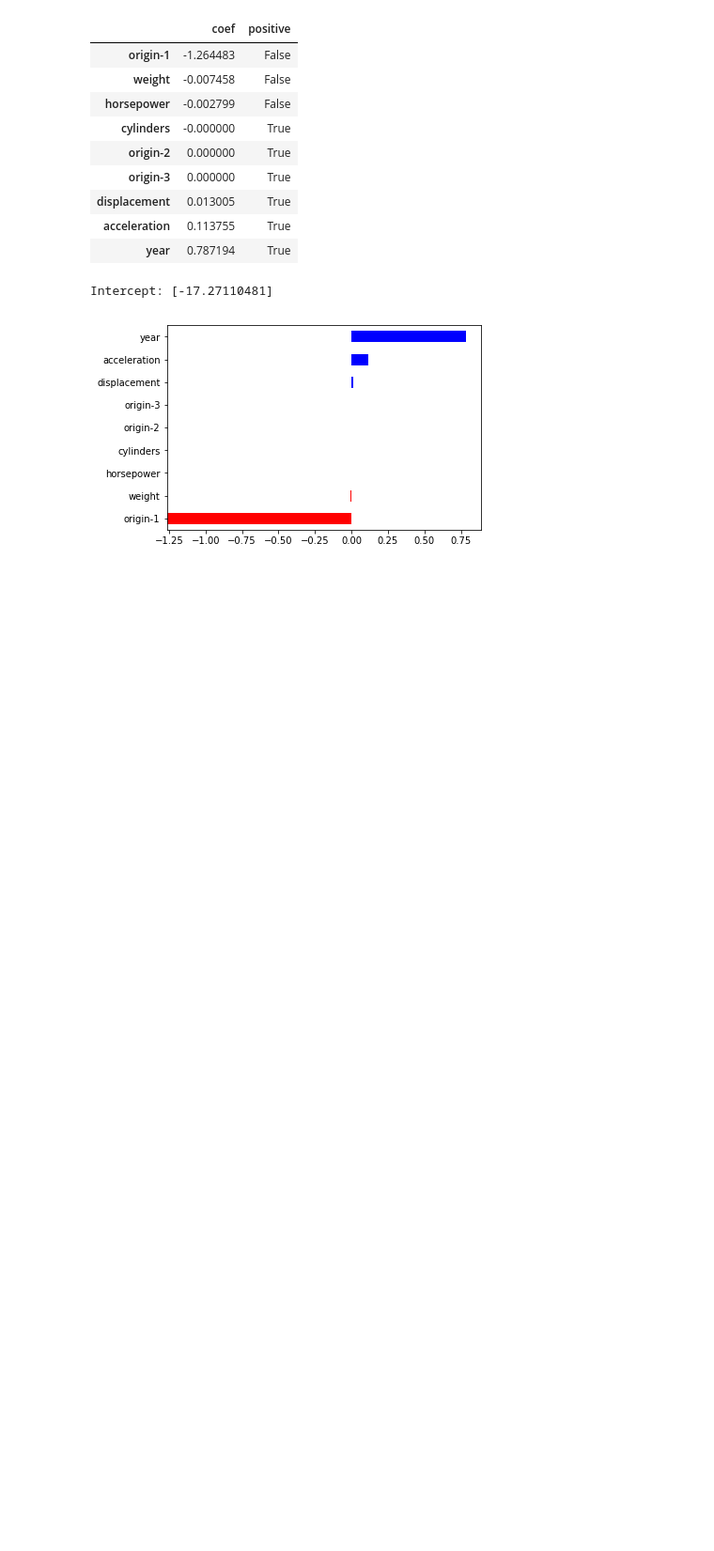
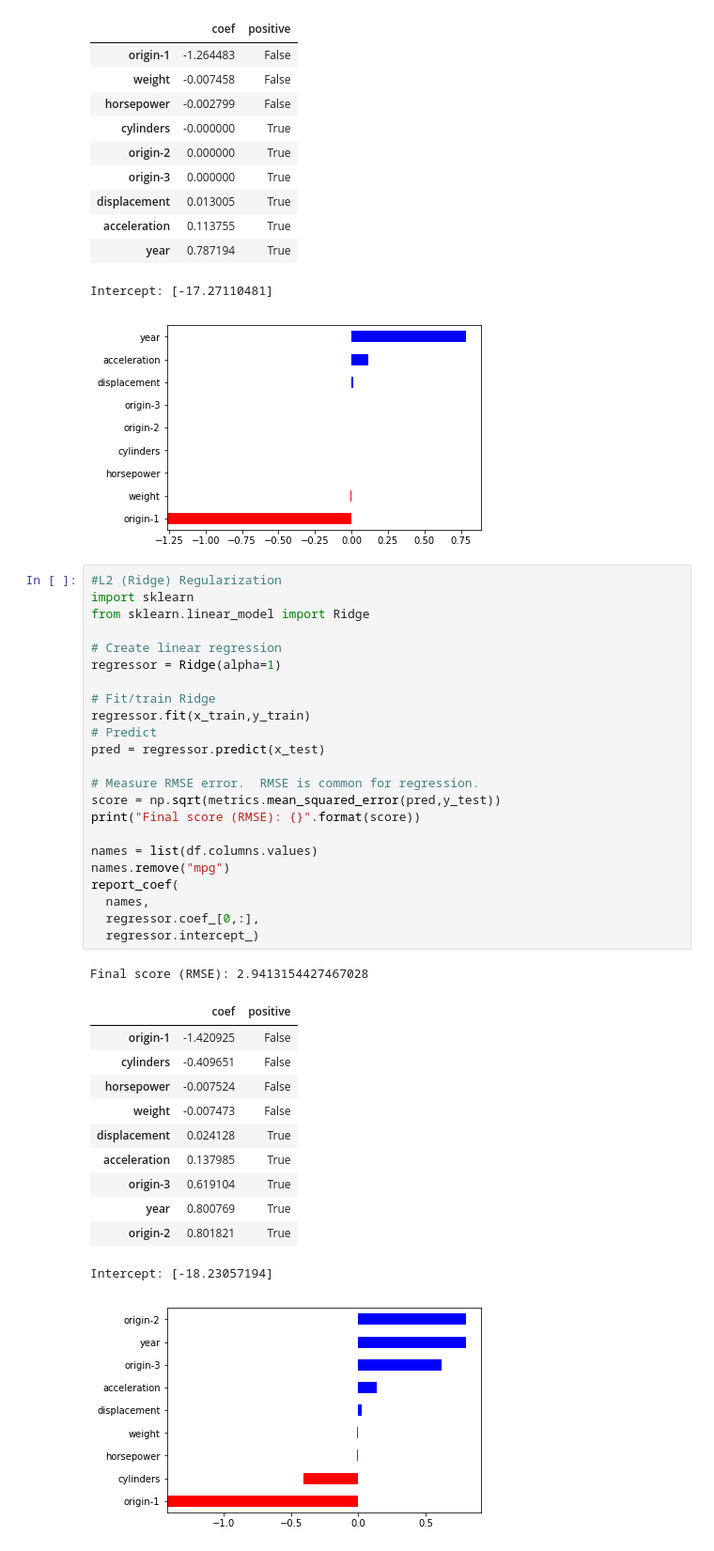
Before and after one commit to irfanalidv/Applications_of_Deep_Neural_Networks, a Jupyter notebook: Regularization.ipynb, the cells around one changed output. Shown at 94% size. Drawn from its saved outputs; the diff is of its cells as text; blank space fills up the shorter version.

Commit message:
L2 (Ridge) Regularization #18

```diff
--- a/Regularization.ipynb
+++ b/Regularization.ipynb
@@ -141,3 +141,40 @@ Final score (RMSE): 3.0409047603607178
 | year | 0.787194 | True |
 Intercept: [-17.27110481]
 [figure]
+# %%
+#L2 (Ridge) Regularization
+import sklearn
+from sklearn.linear_model import Ridge
+
+# Create linear regression
+regressor = Ridge(alpha=1)
+
+# Fit/train Ridge
+regressor.fit(x_train,y_train)
+# Predict
+pred = regressor.predict(x_test)
+
+# Measure RMSE error.  RMSE is common for regression.
+score = np.sqrt(metrics.mean_squared_error(pred,y_test))
+print("Final score (RMSE): {}".format(score))
+
+names = list(df.columns.values)
+names.remove("mpg")
+report_coef(
+  names,
+  regressor.coef_[0,:],
+  regressor.intercept_)
+# %% [output]
+Final score (RMSE): 2.9413154427467028
+|  | coef | positive |
+| origin-1 | -1.420925 | False |
+| cylinders | -0.409651 | False |
+| horsepower | -0.007524 | False |
+| weight | -0.007473 | False |
+| displacement | 0.024128 | True |
+| acceleration | 0.137985 | True |
+| origin-3 | 0.619104 | True |
+| year | 0.800769 | True |
+| origin-2 | 0.801821 | True |
+Intercept: [-18.23057194]
+[figure, added]
```
